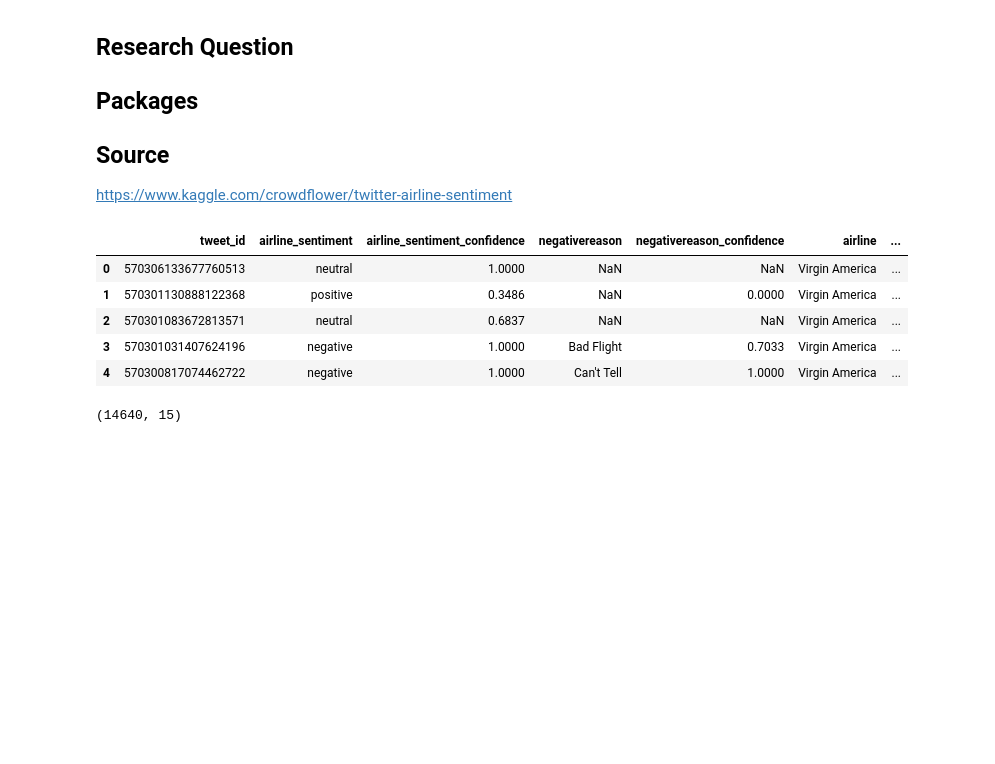
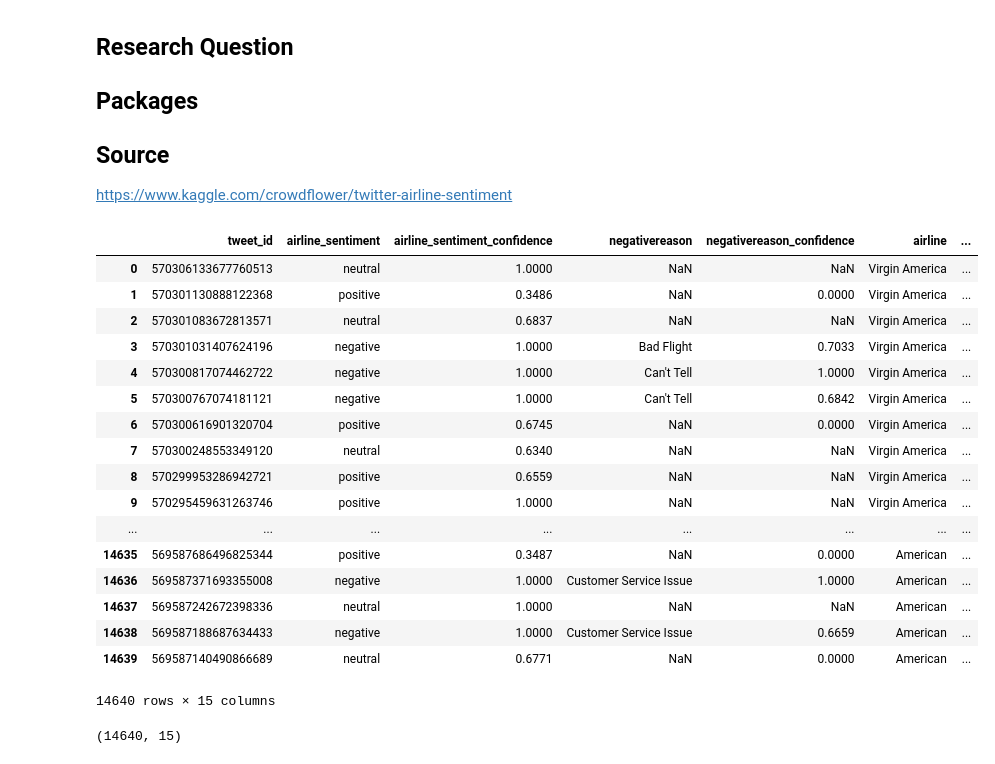
Before and after one commit to mhuh22/Thinkful, a Jupyter notebook: Bootcamp/Unit 7/Airline Tweets.ipynb, the cells around one changed output. Saved outputs shown, nothing was run; the diff lists cells and outputs as text; code cells hidden in the pictures; blank space fills up the shorter version.

```diff
--- a/Bootcamp/Unit 7/Airline Tweets.ipynb
+++ b/Bootcamp/Unit 7/Airline Tweets.ipynb
@@ -58,16 +59,28 @@ py.offline.init_notebook_mode(connected=True)
 # %%
 # Import the data
 airline_tweets = pd.read_csv("airline_tweets/Tweets.csv")
 
 # Preview the dataset
-airline_tweets.head()
+airline_tweets
 # %% [output]
 |  | tweet_id | airline_sentiment | airline_sentiment_confidence | negativereason | negativereason_confidence | airline | ... |
 | 0 | 570306133677760513 | neutral | 1.0000 | NaN | NaN | Virgin America | ... |
 | 1 | 570301130888122368 | positive | 0.3486 | NaN | 0.0000 | Virgin America | ... |
 | 2 | 570301083672813571 | neutral | 0.6837 | NaN | NaN | Virgin America | ... |
 | 3 | 570301031407624196 | negative | 1.0000 | Bad Flight | 0.7033 | Virgin America | ... |
 | 4 | 570300817074462722 | negative | 1.0000 | Can't Tell | 1.0000 | Virgin America | ... |
+| 5 | 570300767074181121 | negative | 1.0000 | Can't Tell | 0.6842 | Virgin America | ... |
+| 6 | 570300616901320704 | positive | 0.6745 | NaN | 0.0000 | Virgin America | ... |
+| 7 | 570300248553349120 | neutral | 0.6340 | NaN | NaN | Virgin America | ... |
+| 8 | 570299953286942721 | positive | 0.6559 | NaN | NaN | Virgin America | ... |
+| 9 | 570295459631263746 | positive | 1.0000 | NaN | NaN | Virgin America | ... |
+| ... | ... | ... | ... | ... | ... | ... | ... |
+| 14635 | 569587686496825344 | positive | 0.3487 | NaN | 0.0000 | American | ... |
+| 14636 | 569587371693355008 | negative | 1.0000 | Customer Service Issue | 1.0000 | American | ... |
+| 14637 | 569587242672398336 | neutral | 1.0000 | NaN | NaN | American | ... |
+| 14638 | 569587188687634433 | negative | 1.0000 | Customer Service Issue | 0.6659 | American | ... |
+| 14639 | 569587140490866689 | neutral | 0.6771 | NaN | 0.0000 | American | ... |
+14640 rows × 15 columns
 # %%
 # View the size of the dataset
 airline_tweets.shape
```
Also changed, not shown: parts of 7 cells of this notebook.
